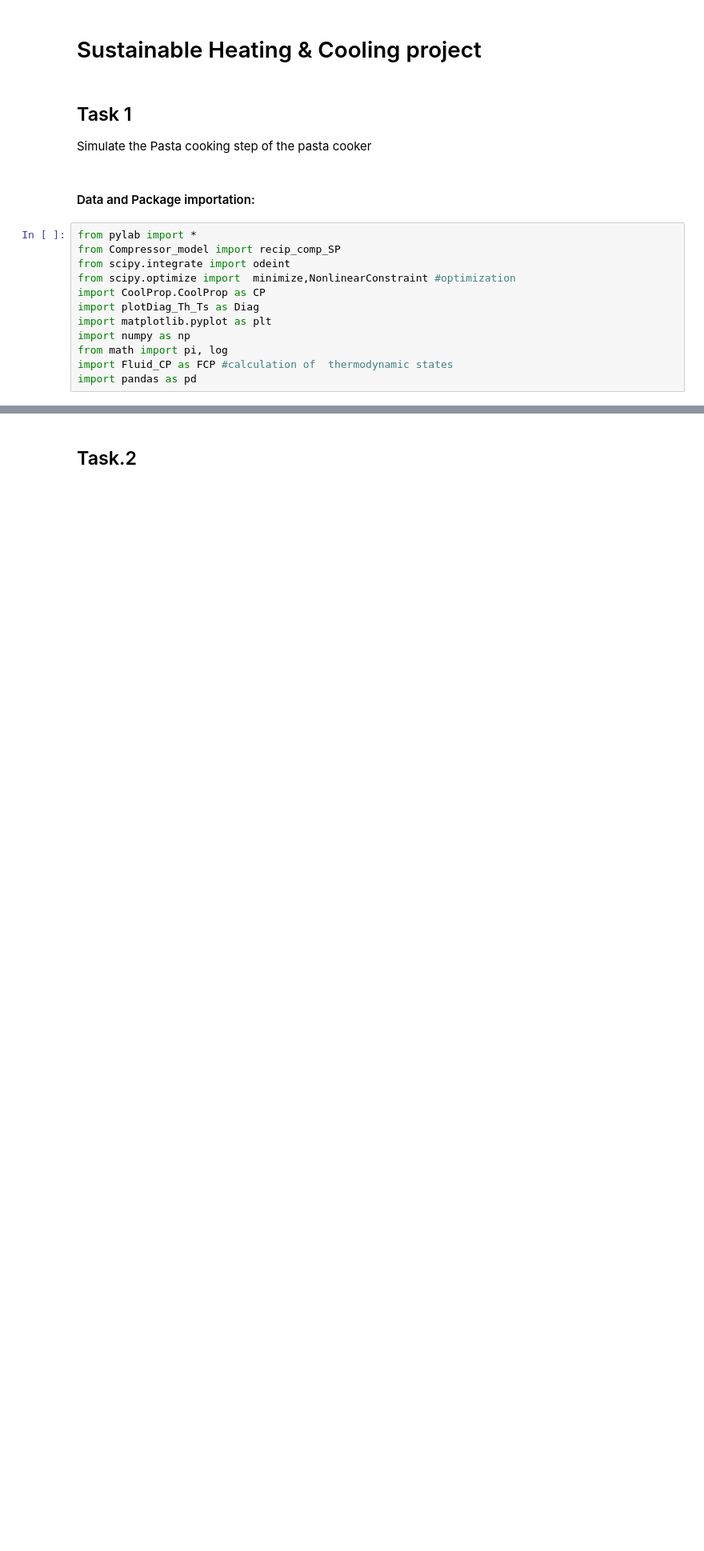
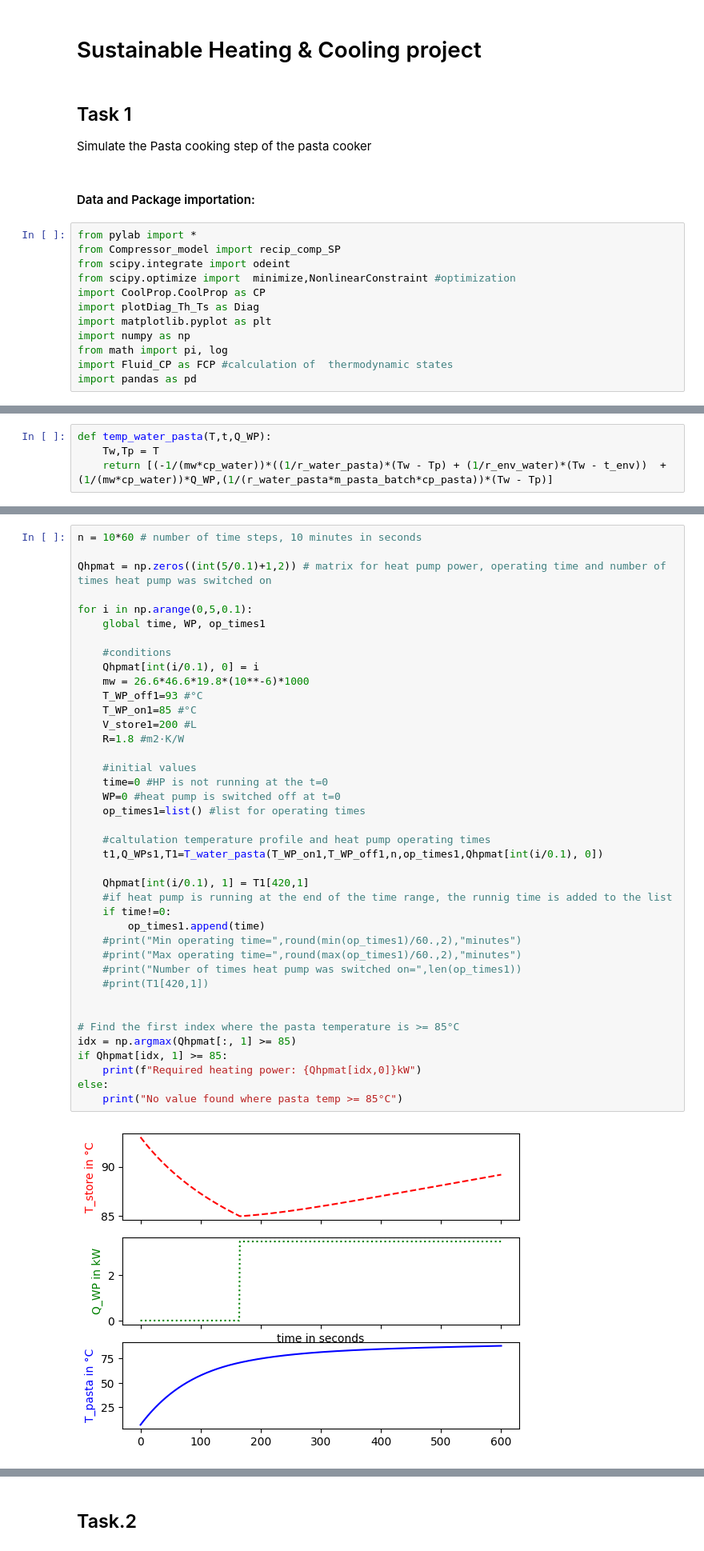
Before and after one commit to ElmayoGH/SHC-project, a Jupyter notebook: Task1.ipynb, the cells around one changed output, grey strips where cells are left out. Shown: that part at 80% size. Drawn from its saved outputs; the diff is of its cells as text; blank space fills up the shorter version.

Commit message:
Required heat power and on-off control strat

```diff
--- a/Task1.ipynb
+++ b/Task1.ipynb
@@ -126,0 +81,4 @@ print(np.min(Tw_sol))
+# %%
+def temp_water_pasta(T,t,Q_WP):
+    Tw,Tp = T
+    return [(-1/(mw*cp_water))*((1/r_water_pasta)*(Tw - Tp) + (1/r_env_water)*(Tw - t_env))  + (1/(mw*cp_water))*Q_WP,(1/(r_water_pasta*m_pasta_batch*cp_pasta))*(Tw - Tp)]
@@ -126,0 +143,42 @@ print(np.min(Tw_sol))
+# %%
+n = 10*60 # number of time steps, 10 minutes in seconds
+
+Qhpmat = np.zeros((int(5/0.1)+1,2)) # matrix for heat pump power, operating time and number of times heat pump was switched on
+
+for i in np.arange(0,5,0.1):
+    global time, WP, op_times1
+
+    #conditions
+    Qhpmat[int(i/0.1), 0] = i
+    mw = 26.6*46.6*19.8*(10**-6)*1000
+    T_WP_off1=93 #°C
+    T_WP_on1=85 #°C
+    V_store1=200 #L
+    R=1.8 #m2·K/W
+
+    #initial values
+    time=0 #HP is not running at the t=0
+    WP=0 #heat pump is switched off at t=0
+    op_times1=list() #list for operating times
+
+    #caltulation temperature profile and heat pump operating times
+    t1,Q_WPs1,T1=T_water_pasta(T_WP_on1,T_WP_off1,n,op_times1,Qhpmat[int(i/0.1), 0])
+
+    Qhpmat[int(i/0.1), 1] = T1[420,1]
+    #if heat pump is running at the end of the time range, the runnig time is added to the list
+    if time!=0:
+        op_times1.append(time)
+    #print("Min operating time=",round(min(op_times1)/60.,2),"minutes")
+    #print("Max operating time=",round(max(op_times1)/60.,2),"minutes")
+    #print("Number of times heat pump was switched on=",len(op_times1))
+    #print(T1[420,1])
+
+
+# Find the first index where the pasta temperature is >= 85°C
+idx = np.argmax(Qhpmat[:, 1] >= 85)
+if Qhpmat[idx, 1] >= 85:
+    print(f"Required heating power: {Qhpmat[idx,0]}kW")
+else:
+    print("No value found where pasta temp >= 85°C")
+# %% [output]
+[figure, added]
```
Also changed, not shown: parts of 8 cells of this notebook.
